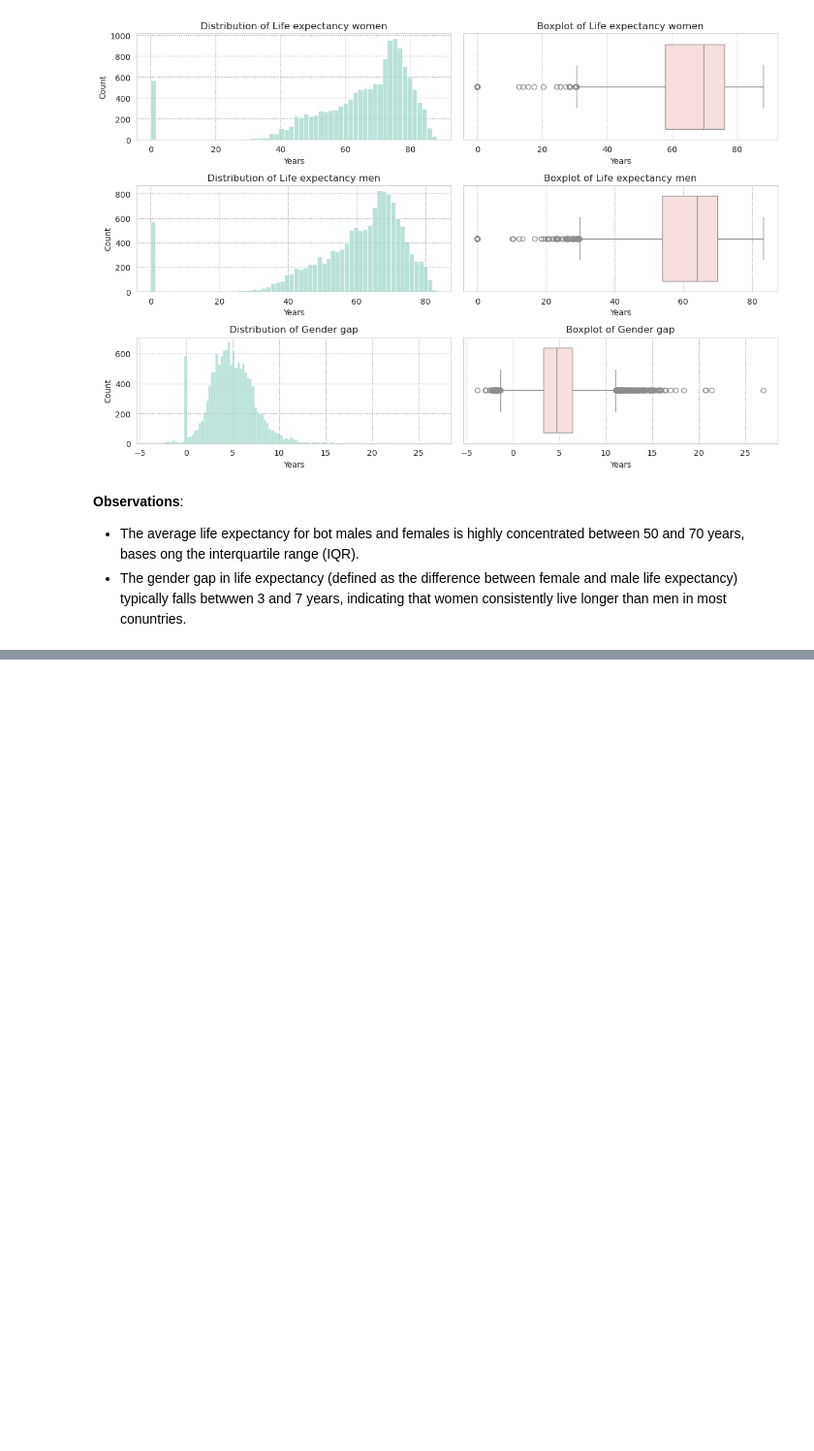
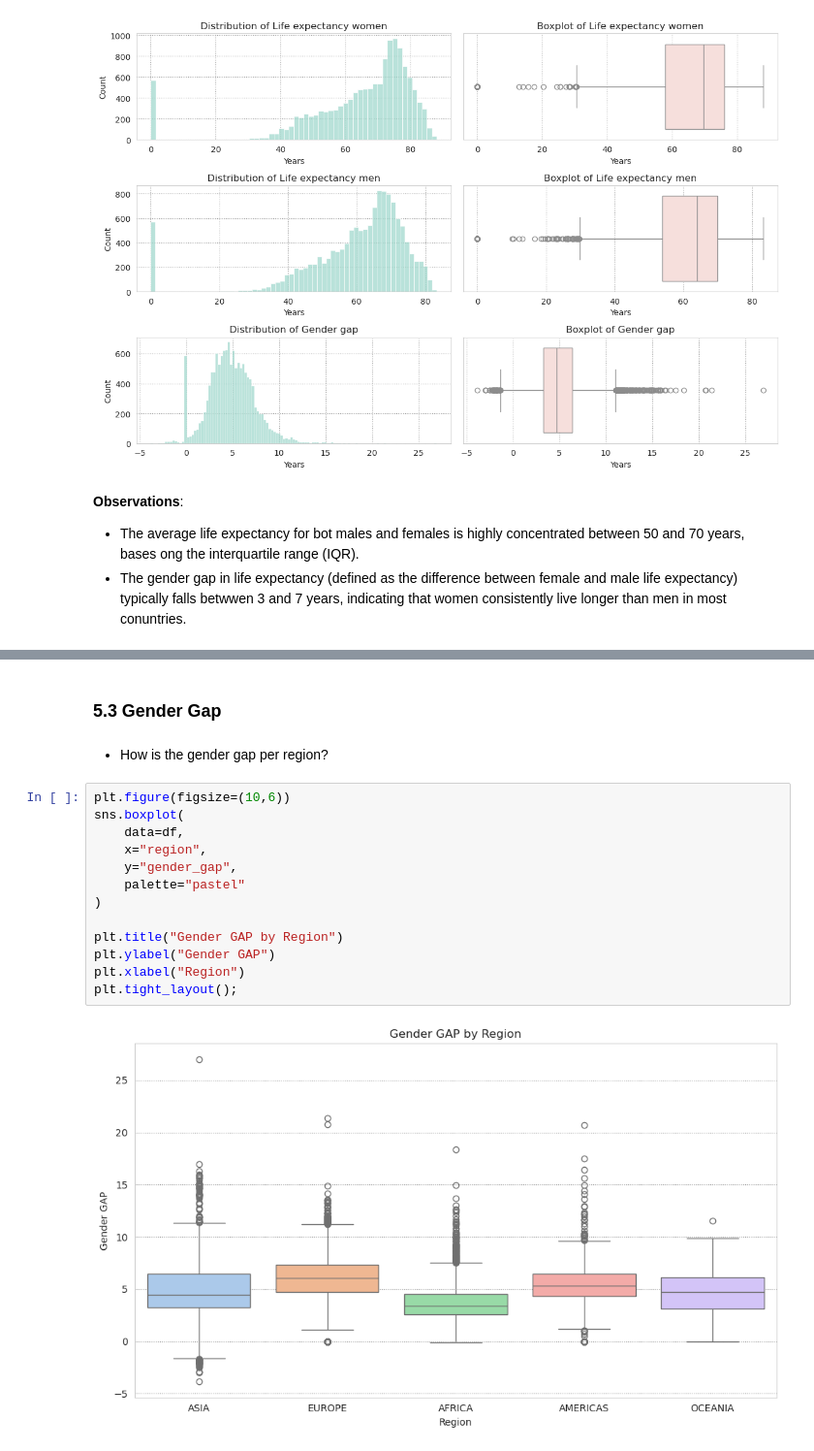
Before and after one commit to pahoalapizco/data_projects, a Jupyter notebook: notebooks/2.0-data_projects-analysis-life_expectancy_analysis.ipynb, the cells around one changed output, grey strips where cells are left out. Shown at 97% size. Saved outputs shown, nothing was run; the diff lists cells and outputs as text; blank space fills up the shorter version.

```diff
--- a/notebooks/2.0-data_projects-analysis-life_expectancy_analysis.ipynb
+++ b/notebooks/2.0-data_projects-analysis-life_expectancy_analysis.ipynb
@@ -292,0 +333,19 @@ plt.legend();
+# %% [markdown]
+### 5.3 Gender Gap
+# %% [markdown]
+- How is the gender gap per region?
+# %%
+plt.figure(figsize=(10,6))
+sns.boxplot(
+	data=df,
+	x="region",
+	y="gender_gap",
+	palette="pastel"
+)
+
+plt.title("Gender GAP by Region")
+plt.ylabel("Gender GAP")
+plt.xlabel("Region")
+plt.tight_layout();
+# %% [output]
+[figure, added]
```
Also changed, not shown: parts of 12 cells of this notebook.
